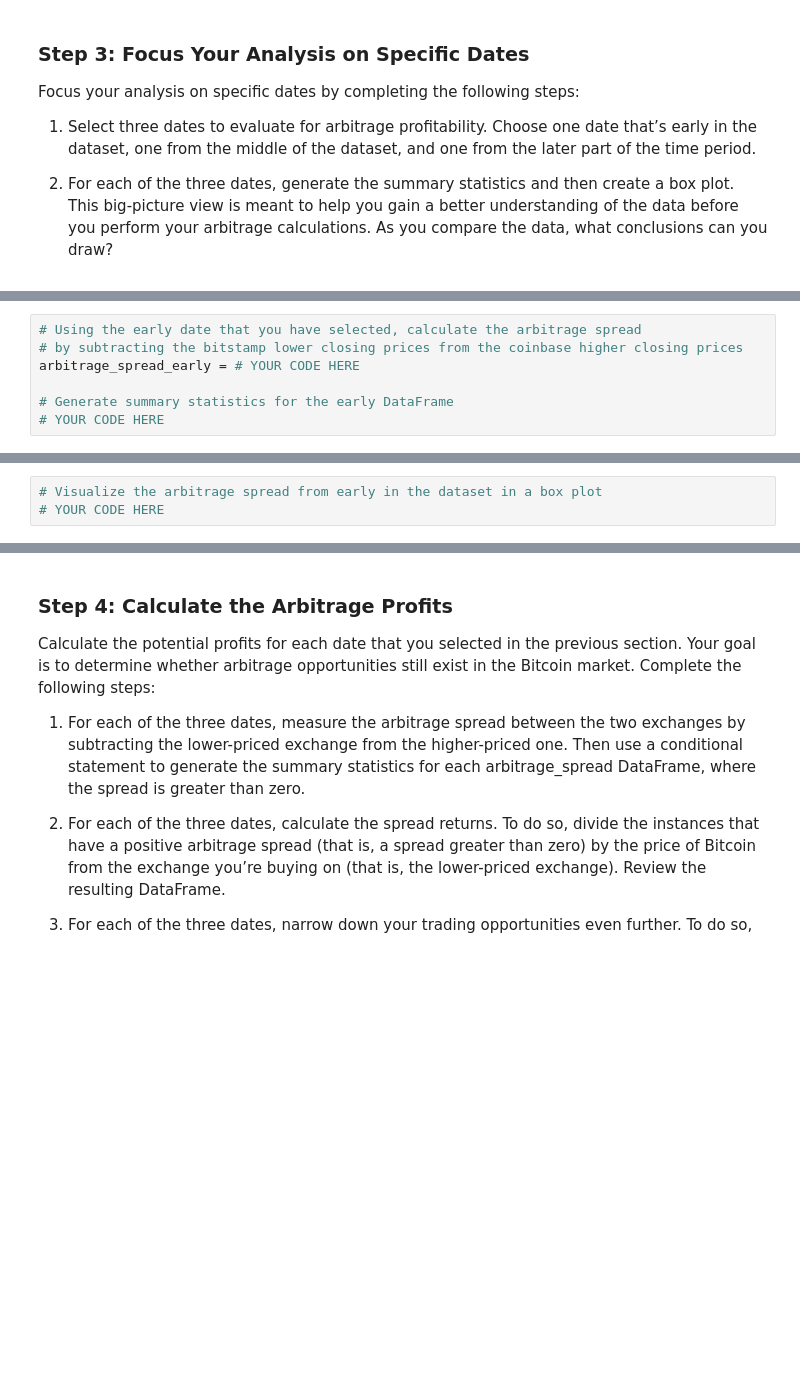
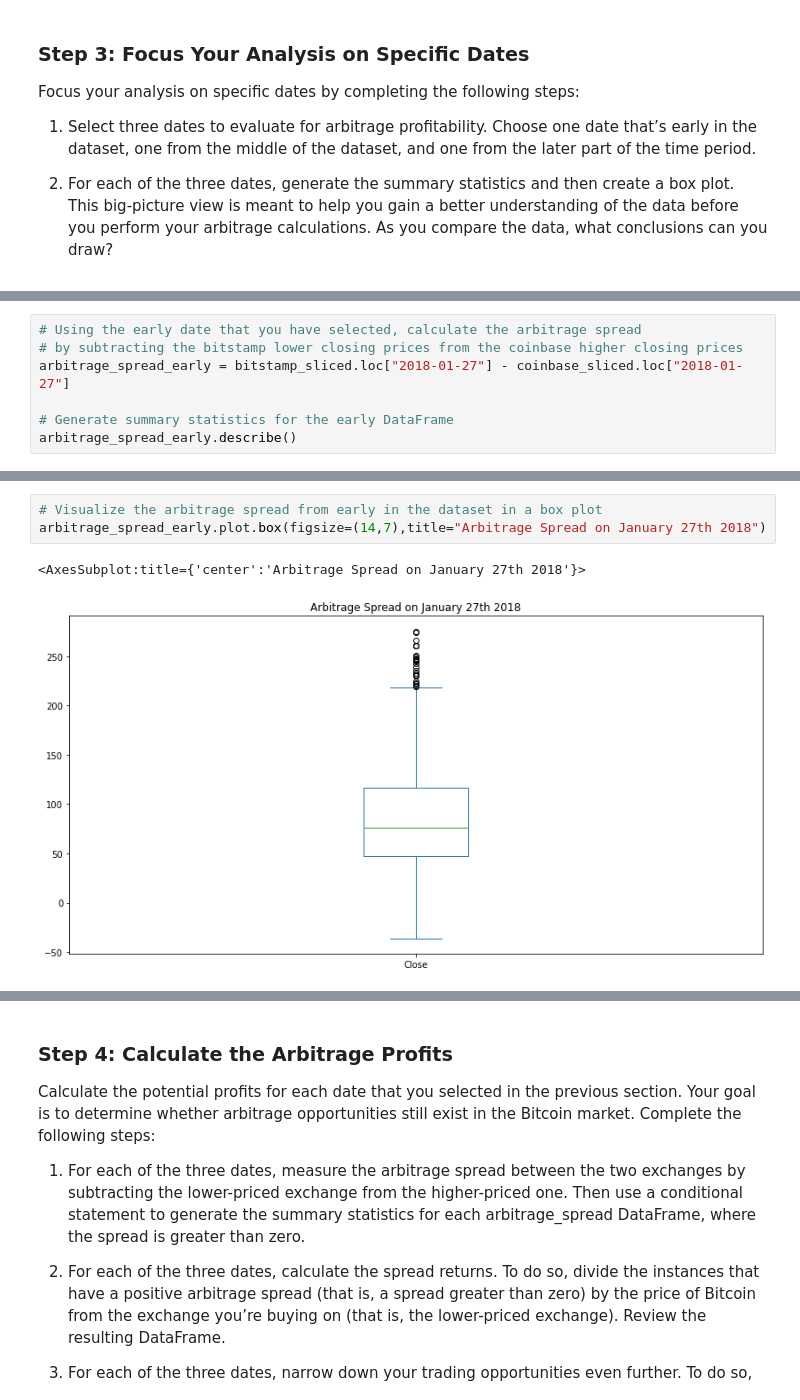
Before and after one commit to Kevinator9000/fintech_challenge_3, a Jupyter notebook: crypto_arbitrage.ipynb, the cells around one changed output, grey strips where cells are left out. Drawn from its saved outputs; the diff is of its cells as text; blank space fills up the shorter version.

```diff
--- a/crypto_arbitrage.ipynb
+++ b/crypto_arbitrage.ipynb
@@ -360,7 +355,7 @@ SyntaxError: invalid syntax (Temp/ipykernel_22504/1035991962.py, line 3)
 # %%
 # Using the early date that you have selected, calculate the arbitrage spread
 # by subtracting the bitstamp lower closing prices from the coinbase higher closing prices
-arbitrage_spread_early = # YOUR CODE HERE
+arbitrage_spread_early = bitstamp_sliced.loc["2018-01-27"] - coinbase_sliced.loc["2018-01-27"]
 
 # Generate summary statistics for the early DataFrame
-# YOUR CODE HERE
+arbitrage_spread_early.describe()
@@ -367,6 +372,9 @@ arbitrage_spread_early = # YOUR CODE HERE
 # %%
 # Visualize the arbitrage spread from early in the dataset in a box plot
-# YOUR CODE HERE
+arbitrage_spread_early.plot.box(figsize=(14,7),title="Arbitrage Spread on January 27th 2018")
+# %% [output]
+<AxesSubplot:title={'center':'Arbitrage Spread on January 27th 2018'}>
+[figure, added]
 # %%
 # Create an overlay plot that visualizes the two dataframes over a period of one day from the middle of the dataset.
 # Be sure that the plots include the parameters `legend`, `figsize`, `title`, `color` and `label`
```
Also changed, not shown: parts of 27 cells of this notebook.
